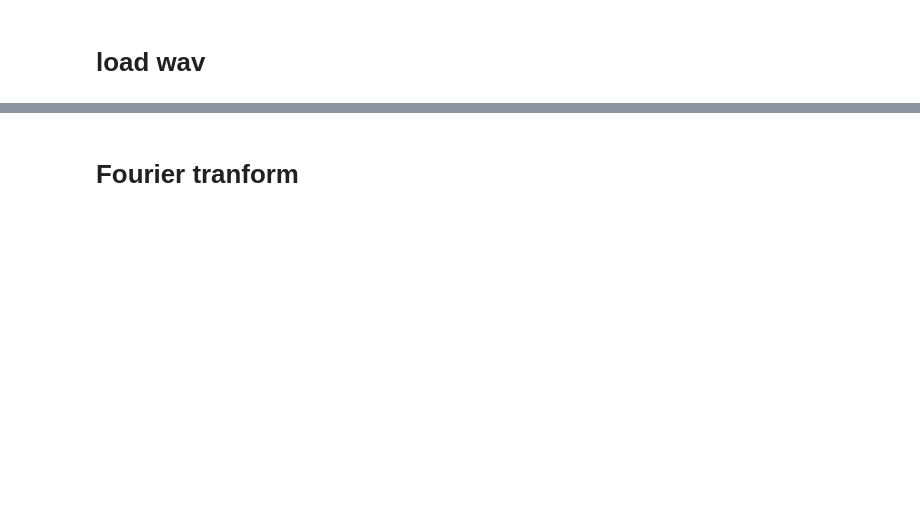
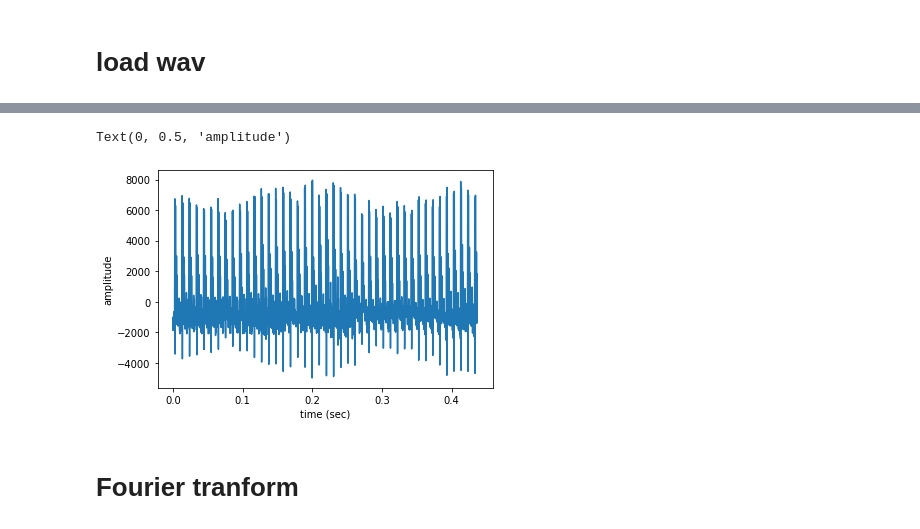
Before and after one commit to hsnam95/class2021Spring, a Jupyter notebook: sound.ipynb, the cells around one changed output, grey strips where cells are left out. Drawn from its saved outputs; the diff is of its cells as text; code cells hidden in the pictures; blank space fills up the shorter version.

```diff
--- a/sound.ipynb
+++ b/sound.ipynb
@@ -186,3 +186,8 @@ ipd.Audio(s, rate=sr)
 [interactive output not drawn]
 # %% [markdown]
 # load wav
+# %%
+from google.colab import files
+!rm *.wav
+tmp = files.upload()
+fn = list(tmp)[0]
@@ -189,6 +197,6 @@ ipd.Audio(s, rate=sr)
 # %%
 from scipy.io import wavfile
-# sr, s = wavfile.read('a.wav')
+sr, s = wavfile.read(fn)
 nSamp = len(s)
 dur = nSamp / sr
 t = np.linspace(1/sr, dur, nSamp)
@@ -195,3 +207,12 @@ t = np.linspace(1/sr, dur, nSamp)
+# %%
+fig = plt.figure()
+ax = fig.add_subplot(111)
+ax.plot(t, s)
+ax.set_xlabel('time (sec)')
+ax.set_ylabel('amplitude')
+# %% [output]
+Text(0, 0.5, 'amplitude')
+[figure, added]
 # %% [markdown]
 # Fourier tranform
 # %%
```
Also changed, not shown: parts of 5 cells of this notebook.
